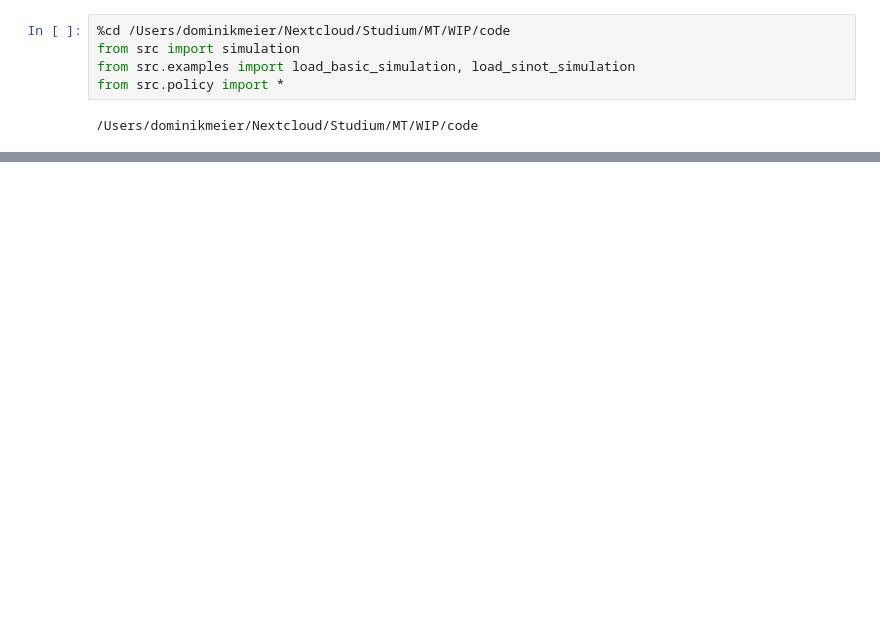
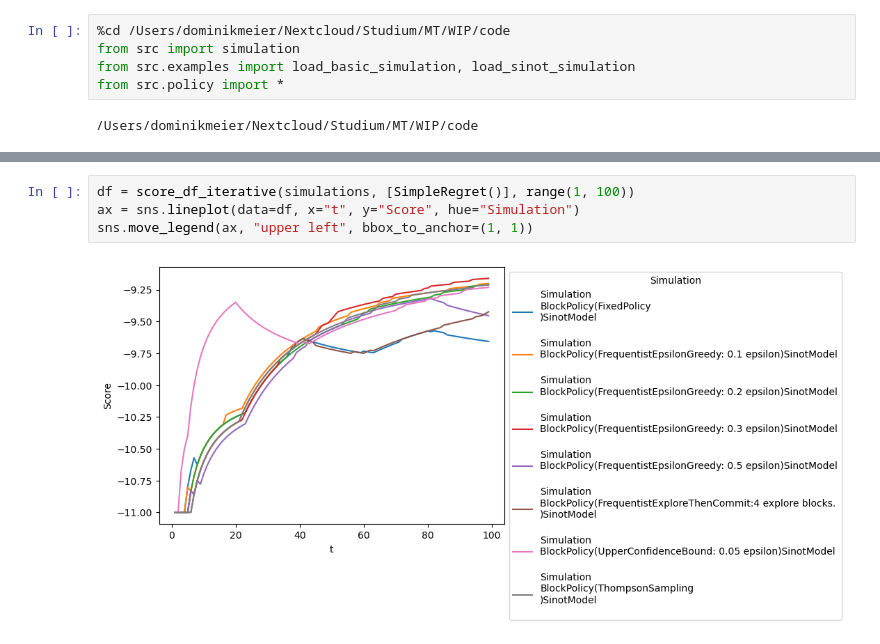
Before and after one commit to HIAlab/adaptive_nof1, a Jupyter notebook: notebooks/Adaptive_Policy_Comparison.ipynb, the cells around one changed output, grey strips where cells are left out. Drawn from its saved outputs; the diff is of its cells as text; blank space fills up the shorter version.

```diff
--- a/notebooks/Adaptive_Policy_Comparison.ipynb
+++ b/notebooks/Adaptive_Policy_Comparison.ipynb
@@ -121 +324,7 @@ Sampling 4 chains for 1_000 tune and 4_000 draw iterations (4_000 + 16_000 draws
+# %%
+df = score_df_iterative(simulations, [SimpleRegret()], range(1, 100))
+ax = sns.lineplot(data=df, x="t", y="Score", hue="Simulation")
+sns.move_legend(ax, "upper left", bbox_to_anchor=(1, 1))
+# %% [output]
+[figure, added]
 # %%
```
Also changed, not shown: parts of 12 cells of this notebook, 7 other files.
